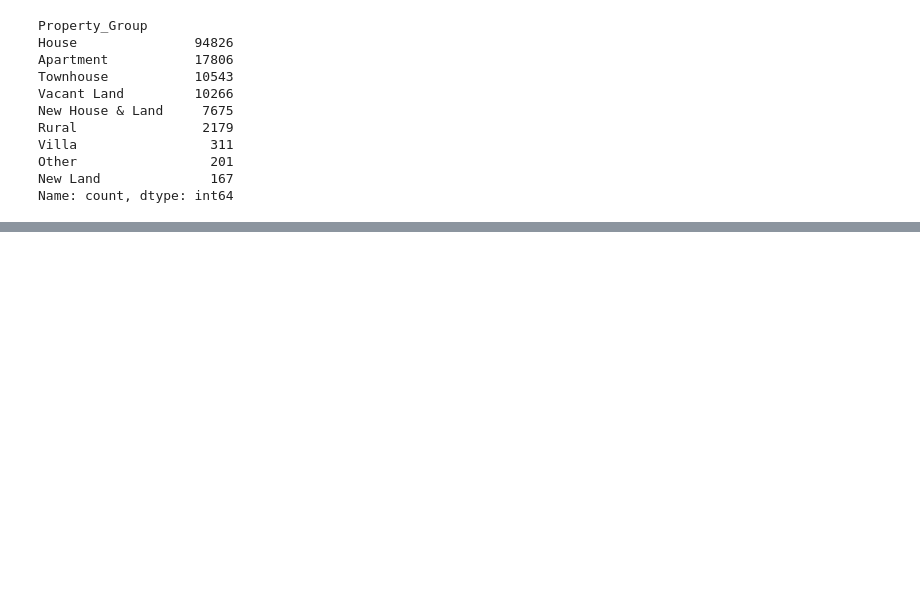
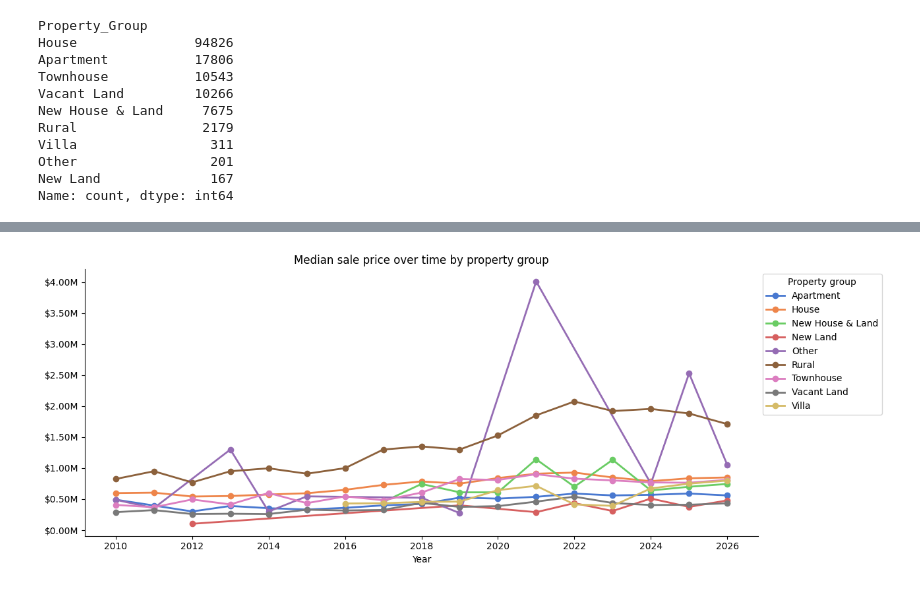
Before and after one commit to laihoangson/real-estate, a Jupyter notebook: report/eda&ml.ipynb, the cells around one changed output, grey strips where cells are left out. Cells and saved outputs as stored; diff of their text form; code cells hidden in the pictures; blank space fills up the shorter version.

```diff
--- a/report/eda&ml.ipynb
+++ b/report/eda&ml.ipynb
@@ -164,0 +230,20 @@ LandSize missing after fix: 27,606
+# %%
+yearly = (
+    sold_ml[sold_ml['Sale_Year'].between(2010, 2026)]
+    .groupby(['Sale_Year', 'Property_Group'])['Numeric_Price']
+    .median()
+    .reset_index()
+)
+
+fig, ax = plt.subplots(figsize=(13, 5))
+for grp, sub in yearly.groupby('Property_Group'):
+    ax.plot(sub['Sale_Year'], sub['Numeric_Price'], marker='o', label=grp, linewidth=2)
+
+ax.yaxis.set_major_formatter(mticker.FuncFormatter(lambda x, _: f'${x/1e6:.2f}M'))
+ax.set_title('Median sale price over time by property group')
+ax.set_xlabel('Year')
+ax.legend(title='Property group', bbox_to_anchor=(1, 1))
+plt.tight_layout()
+plt.show()
+# %% [output]
+[figure, added]
```
Also changed, not shown: parts of 22 cells of this notebook, 2 other files.
